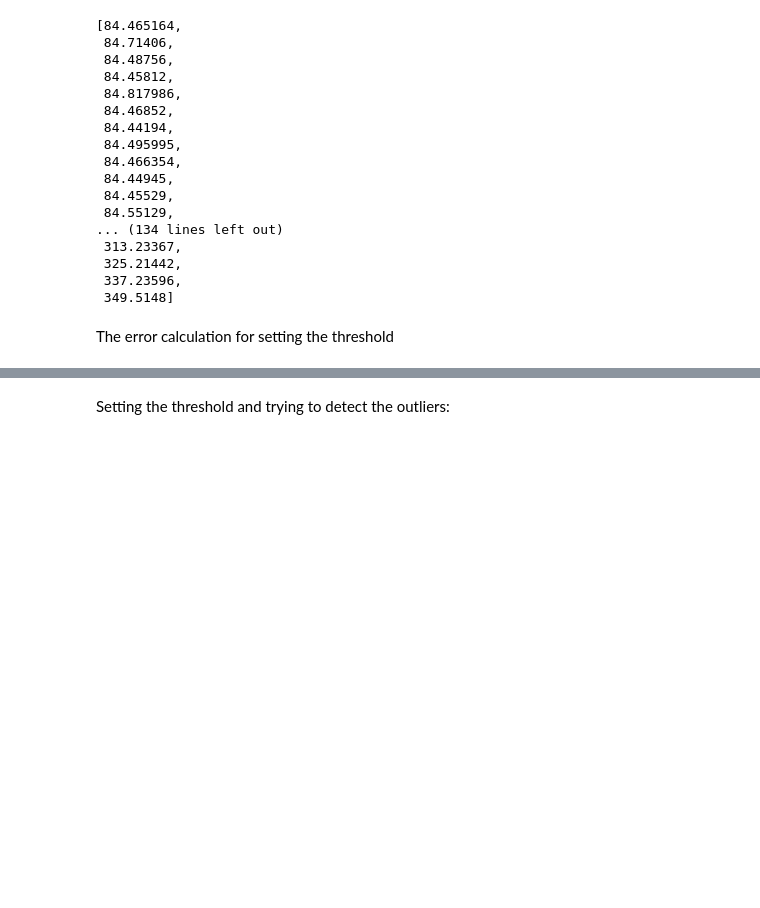
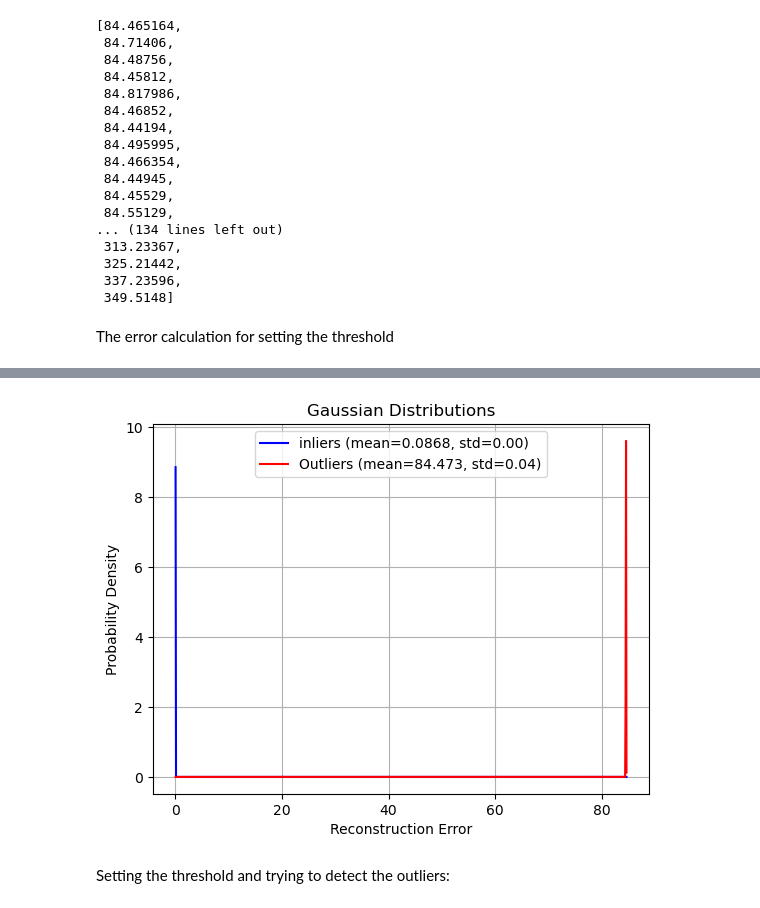
Before and after one commit to SMATousi/outlier_VAE, a Jupyter notebook: Generated_dataset.ipynb, the cells around one changed output, grey strips where cells are left out. Drawn from its saved outputs; the diff is of its cells as text; code cells hidden in the pictures; blank space fills up the shorter version.

```diff
--- a/Generated_dataset.ipynb
+++ b/Generated_dataset.ipynb
@@ -100,7 +100,7 @@ class Sampling(layers.Layer):
         return z_mean + tf.exp(0.5 * z_log_var) * epsilon
 
 
-latent_dim = 128
+latent_dim = 16
 
 encoder_inputs = keras.Input(shape=(30,))
 # x = layers.Conv2D(32, 3, activation="relu", strides=2, padding="same")(encoder_inputs)
@@ -161,7 +161,7 @@ class VAE(keras.Model):
             reconstruction_loss = tf.keras.losses.MeanSquaredError()(data,reconstruction)
             kl_loss = -0.5 * (1 + z_log_var - tf.square(z_mean) - tf.exp(z_log_var))
 #             kl_loss = tf.reduce_mean(tf.reduce_sum(kl_loss, axis=1))
-            total_loss = reconstruction_loss + kl_loss
+            total_loss = reconstruction_loss + 0.2 * kl_loss
         grads = tape.gradient(total_loss, self.trainable_weights)
         self.optimizer.apply_gradients(zip(grads, self.trainable_weights))
         self.total_loss_tracker.update_state(total_loss)
@@ -346,3 +351,59 @@ std_MEAN =  0.0002761527
+# %%
+import numpy as np
+import matplotlib.pyplot as plt
+
+# Example usage:
+mean2 = 84.473
+std2 = 0.035
+mean1 = 0.0868
+std1 = 0.0005
+
+def gaussian(x, mean, std):
+    """
+    Compute the Gaussian probability density function.
+
+    Parameters:
+        x (numpy array): The input values.
+        mean (float): Mean of the Gaussian distribution.
+        std (float): Standard deviation of the Gaussian distribution.
+
+    Returns:
+        numpy array: The Gaussian probability density function values.
+    """
+    exponent = -0.5 * ((x - mean) / std)**2
+    return (1 / (std * np.sqrt(2 * np.pi))) * np.exp(exponent)
+
+def plot_gaussian(mean1, std1, mean2, std2):
+    """
+    Plot two Gaussian distributions with given means and standard deviations.
+
+    Parameters:
+        mean1 (float): Mean of the first Gaussian distribution.
+        std1 (float): Standard deviation of the first Gaussian distribution.
+        mean2 (float): Mean of the second Gaussian distribution.
+        std2 (float): Standard deviation of the second Gaussian distribution.
+
+    Returns:
+        None
+    """
+    x = np.linspace(min(mean1 - 3 * std1, mean2 - 3 * std2), max(mean1 + 3 * std1, mean2 + 3 * std2), 1000)
+    gaussian1 = gaussian(x, mean1, std1)
+    gaussian2 = gaussian(x, mean2, std2)
+
+    plt.plot(x, gaussian1, label=f"inliers (mean={mean1}, std={std1:.2f})", color='blue')
+    plt.plot(x, gaussian2, label=f"Outliers (mean={mean2}, std={std2:.2f})", color='red')
+    plt.xlabel('Reconstruction Error')
+    plt.ylabel('Probability Density')
+    plt.title('Gaussian Distributions')
+    plt.legend()
+    plt.grid(True)
+    plt.show()
+
+
+
+plot_gaussian(mean1, std1, mean2, std2)
+# %% [output]
+[figure, added]
 # %% [markdown]
 Setting the threshold and trying to detect the outliers:
 # %%
```
Also changed, not shown: parts of 5 cells of this notebook, 2 other files.
